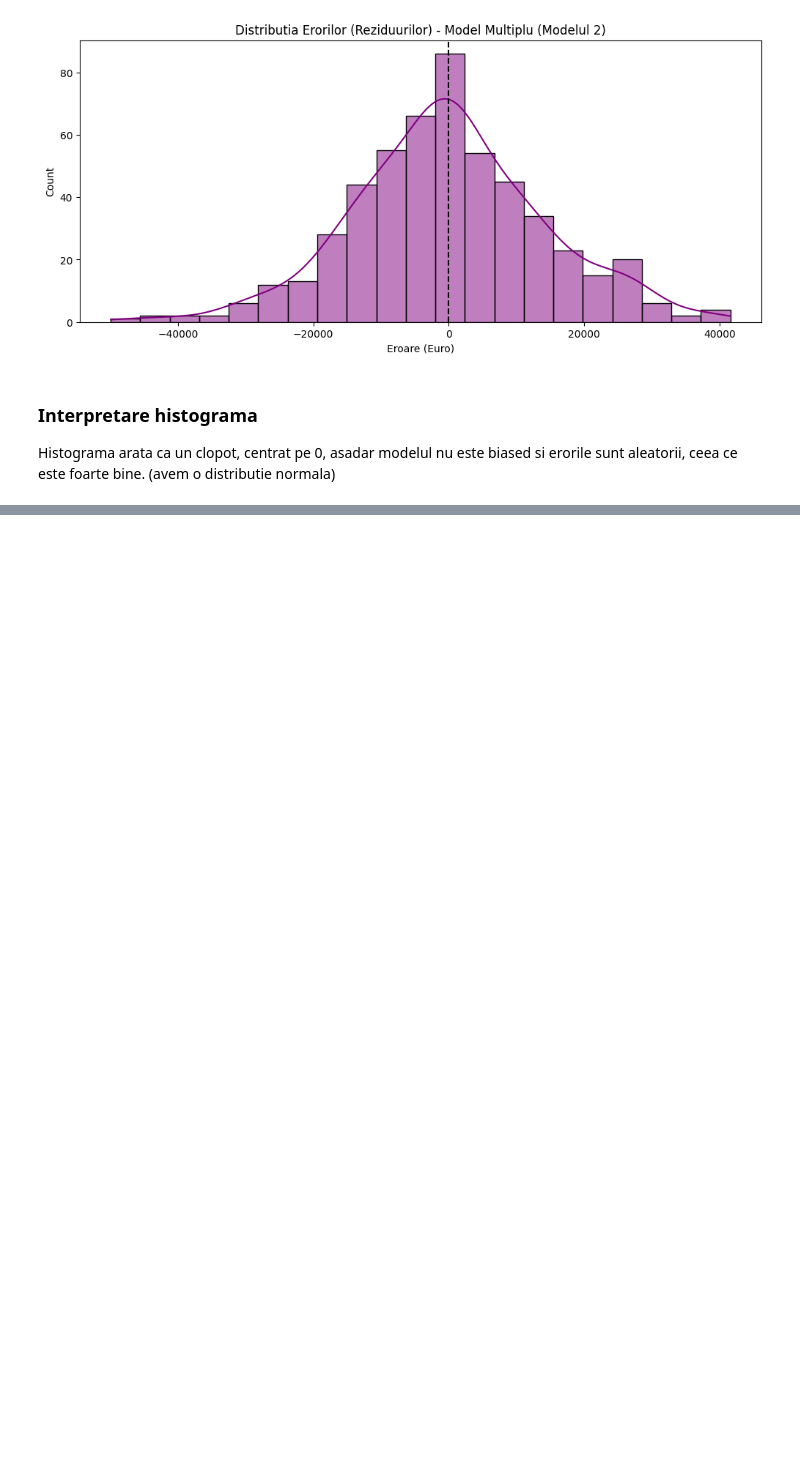
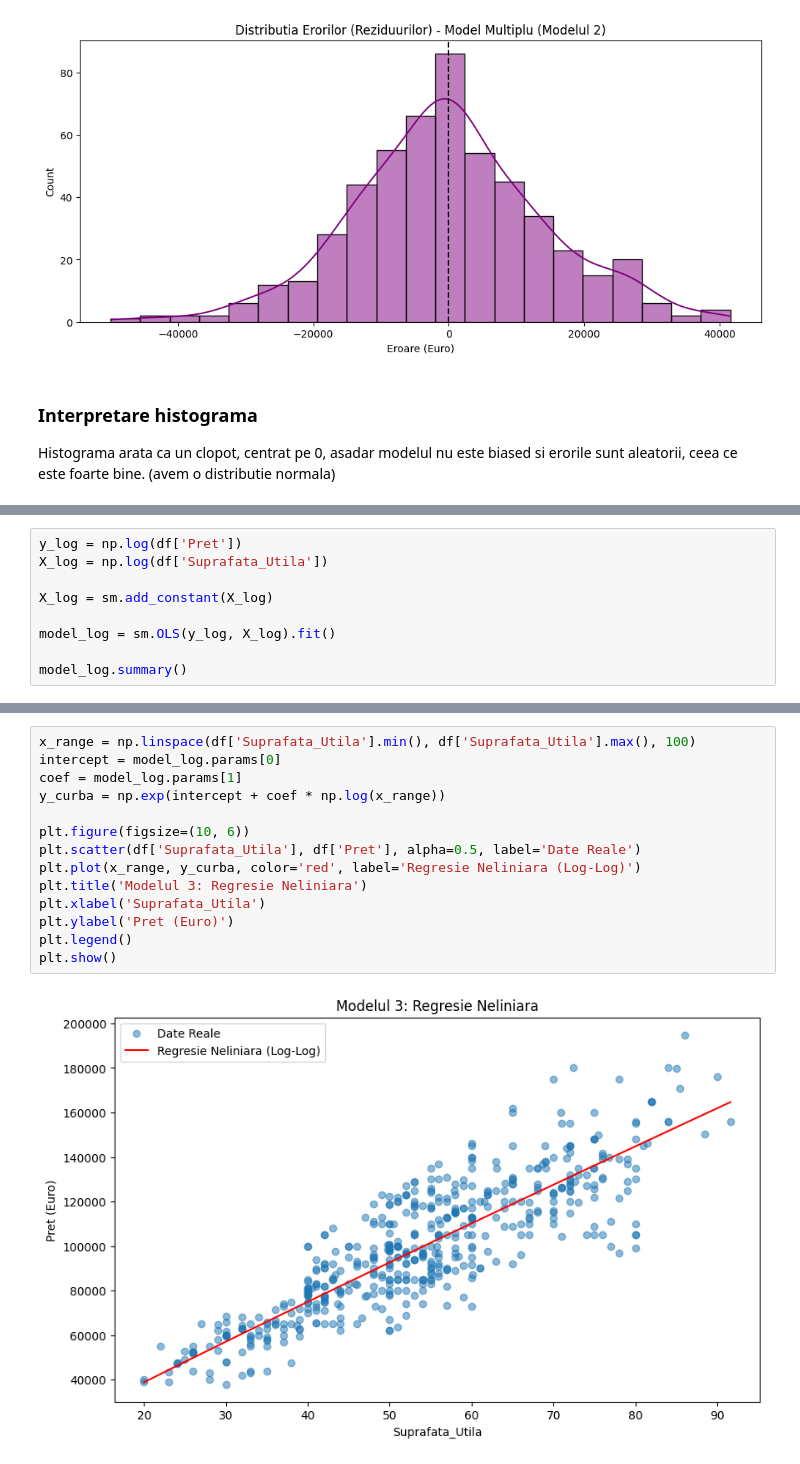
Before and after one commit to BejenaruIoanMatei/iasi-housing-market-analysis, a Jupyter notebook: notebooks/3_exploratory_analysis.ipynb, the cells around one changed output, grey strips where cells are left out. Drawn from its saved outputs; the diff is of its cells as text; blank space fills up the shorter version.

Commit message:
11: Regresie neliniară

```diff
--- a/notebooks/3_exploratory_analysis.ipynb
+++ b/notebooks/3_exploratory_analysis.ipynb
@@ -830,0 +843,9 @@ Histograma arata ca un clopot, centrat pe 0, asadar modelul nu este biased si er
+# %%
+y_log = np.log(df['Pret'])
+X_log = np.log(df['Suprafata_Utila'])
+
+X_log = sm.add_constant(X_log)
+
+model_log = sm.OLS(y_log, X_log).fit()
+
+model_log.summary()
@@ -830,0 +892,16 @@ Histograma arata ca un clopot, centrat pe 0, asadar modelul nu este biased si er
+# %%
+x_range = np.linspace(df['Suprafata_Utila'].min(), df['Suprafata_Utila'].max(), 100)
+intercept = model_log.params[0]
+coef = model_log.params[1]
+y_curba = np.exp(intercept + coef * np.log(x_range))
+
+plt.figure(figsize=(10, 6))
+plt.scatter(df['Suprafata_Utila'], df['Pret'], alpha=0.5, label='Date Reale')
+plt.plot(x_range, y_curba, color='red', label='Regresie Neliniara (Log-Log)')
+plt.title('Modelul 3: Regresie Neliniara')
+plt.xlabel('Suprafata_Utila')
+plt.ylabel('Pret (Euro)')
+plt.legend()
+plt.show()
+# %% [output]
+[figure, added]
```
Also changed, not shown: parts of 4 cells of this notebook.
